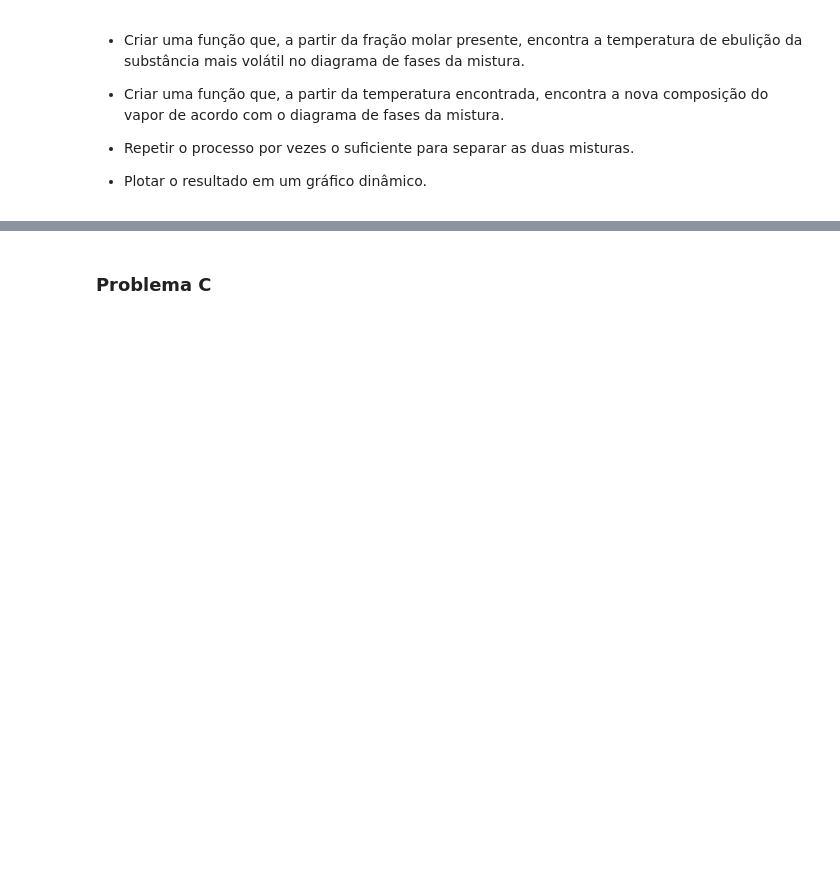
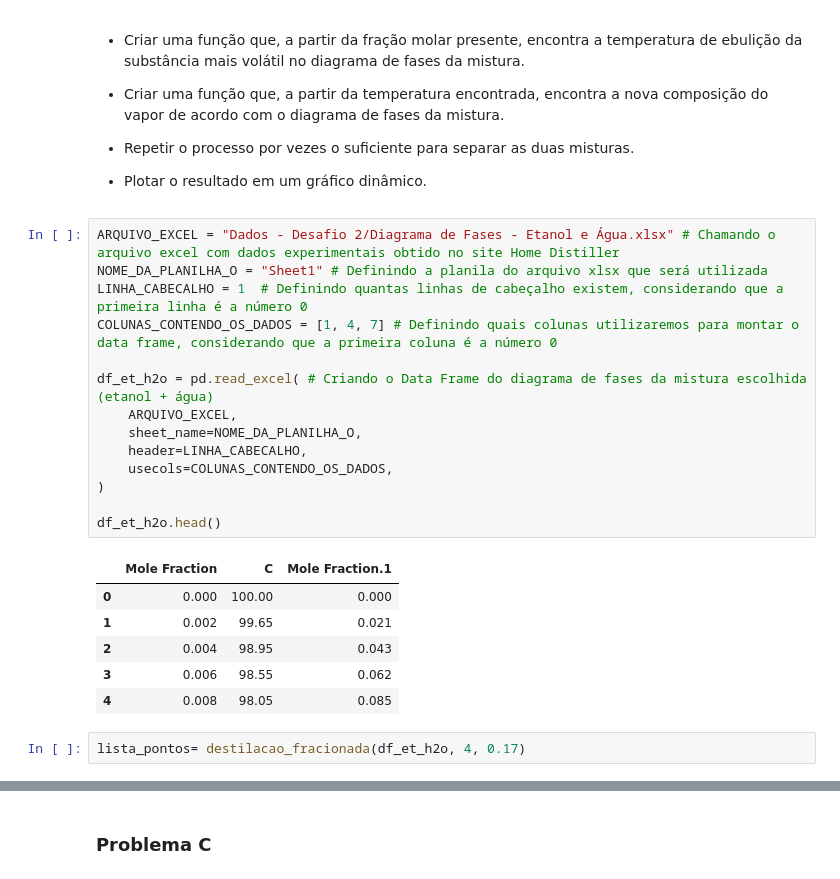
Before and after one commit to benetao/Termodinamica_Avancada, a Jupyter notebook: Desafio 2/Desafio_2_Termodinamica.ipynb, the cells around one changed output, grey strips where cells are left out. Drawn from its saved outputs; the diff is of its cells as text; blank space fills up the shorter version.

```diff
--- a/Desafio 2/Desafio_2_Termodinamica.ipynb
+++ b/Desafio 2/Desafio_2_Termodinamica.ipynb
@@ -81,3 +82,26 @@ volume_total_mistura(DENSIDADE_ETANOL_AGUA, 1000)
 - Repetir o processo por vezes o suficiente para separar as duas misturas.
 
 - Plotar o resultado em um gráfico dinâmico.
+# %%
+ARQUIVO_EXCEL = "Dados - Desafio 2/Diagrama de Fases - Etanol e Água.xlsx" # Chamando o arquivo excel com dados experimentais obtido no site Home Distiller
+NOME_DA_PLANILHA_O = "Sheet1" # Definindo a planila do arquivo xlsx que será utilizada
+LINHA_CABECALHO = 1  # Definindo quantas linhas de cabeçalho existem, considerando que a primeira linha é a número 0
+COLUNAS_CONTENDO_OS_DADOS = [1, 4, 7] # Definindo quais colunas utilizaremos para montar o data frame, considerando que a primeira coluna é a número 0
+
+df_et_h2o = pd.read_excel( # Criando o Data Frame do diagrama de fases da mistura escolhida (etanol + água)
+    ARQUIVO_EXCEL,
+    sheet_name=NOME_DA_PLANILHA_O,
+    header=LINHA_CABECALHO,
+    usecols=COLUNAS_CONTENDO_OS_DADOS,
+)
+
+df_et_h2o.head()
+# %% [output]
+|  | Mole Fraction | C | Mole Fraction.1 |
+| 0 | 0.000 | 100.00 | 0.000 |
+| 1 | 0.002 | 99.65 | 0.021 |
+| 2 | 0.004 | 98.95 | 0.043 |
+| 3 | 0.006 | 98.55 | 0.062 |
+| 4 | 0.008 | 98.05 | 0.085 |
+# %%
+lista_pontos= destilacao_fracionada(df_et_h2o, 4, 0.17)
```
Also changed, not shown: parts of 2 cells of this notebook, 1 other file.
